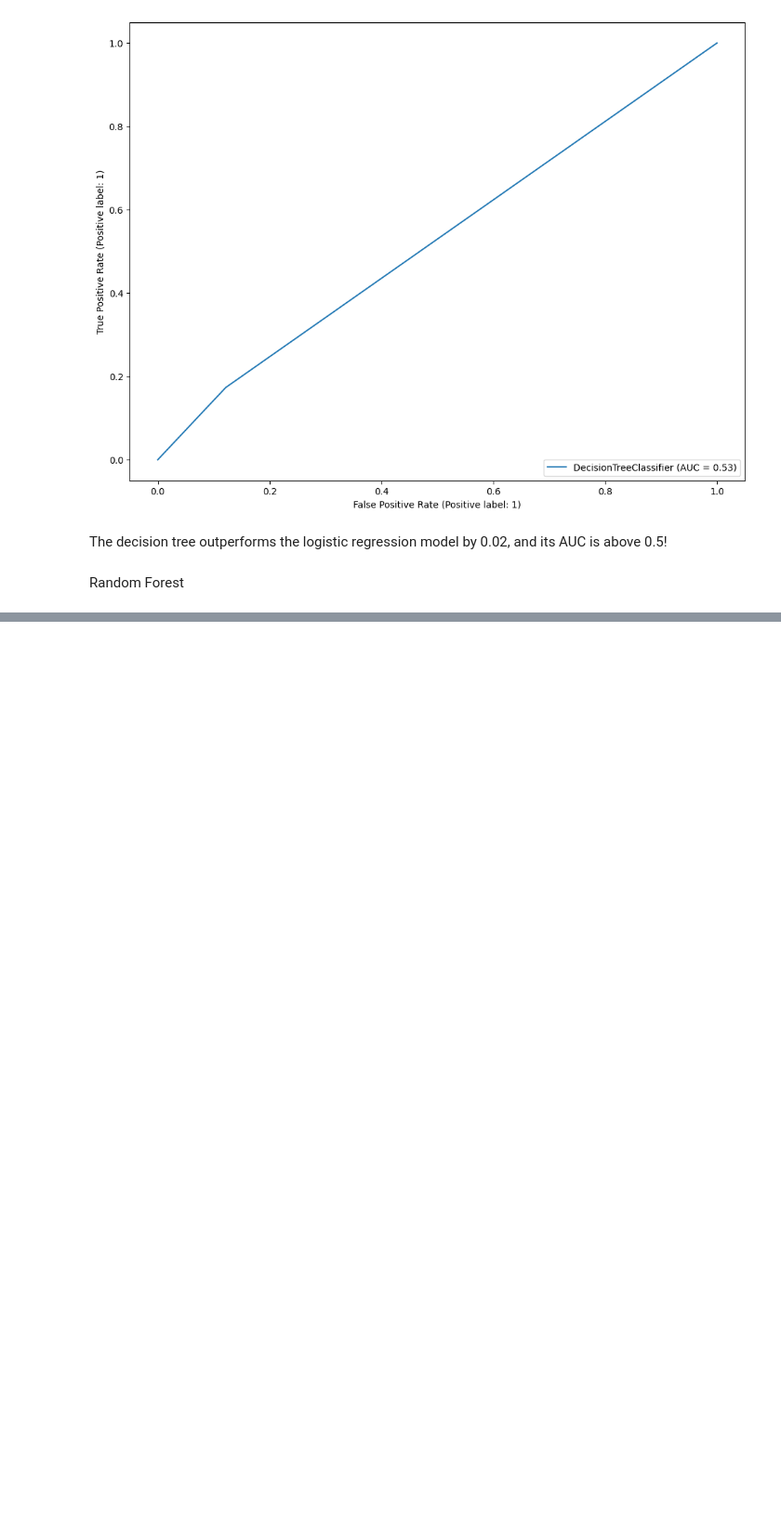
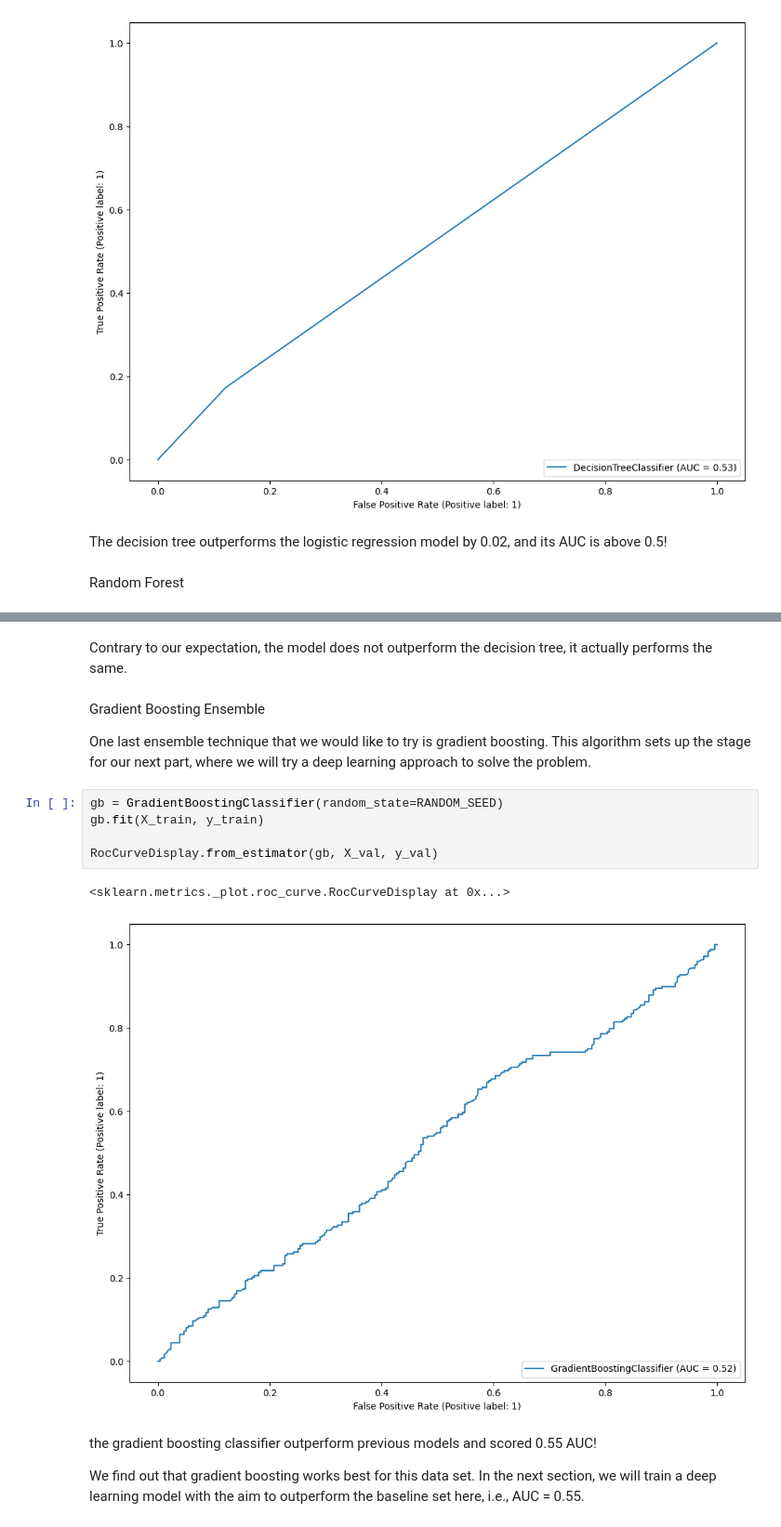
Before and after one commit to Golnoush-Gh/Stock_price_direction, a Jupyter notebook: notebooks/stock_price_direction.ipynb, the cells around one changed output, grey strips where cells are left out. Shown at 93% size. Cells and saved outputs as stored; diff of their text form; blank space fills up the shorter version.

Commit message:
gradient boosting added

```diff
--- a/notebooks/stock_price_direction.ipynb
+++ b/notebooks/stock_price_direction.ipynb
@@ -286,0 +296,18 @@ Random Forest
+# %% [markdown]
+Contrary to our expectation, the model does not outperform the decision tree, it actually performs the same.
+# %% [markdown]
+Gradient Boosting Ensemble
+
+One last ensemble technique that we would like to try is gradient boosting. This algorithm sets up the stage for our next part, where we will try a deep learning approach to solve the problem.
+# %%
+gb = GradientBoostingClassifier(random_state=RANDOM_SEED)
+gb.fit(X_train, y_train)
+
+RocCurveDisplay.from_estimator(gb, X_val, y_val)
+# %% [output]
+<sklearn.metrics._plot.roc_curve.RocCurveDisplay at 0x...>
+[figure, added]
+# %% [markdown]
+the gradient boosting classifier outperform previous models and scored 0.55 AUC!
+
+We find out that gradient boosting works best for this data set. In the next section, we will train a deep learning model with the aim to outperform the baseline set here, i.e., AUC = 0.55.
```
Also changed, not shown: parts of 2 cells of this notebook.
